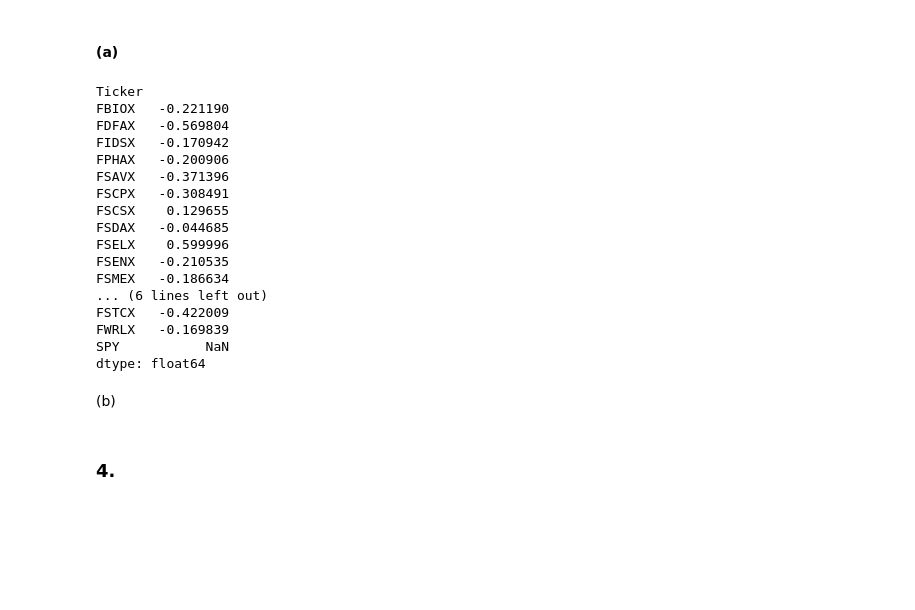
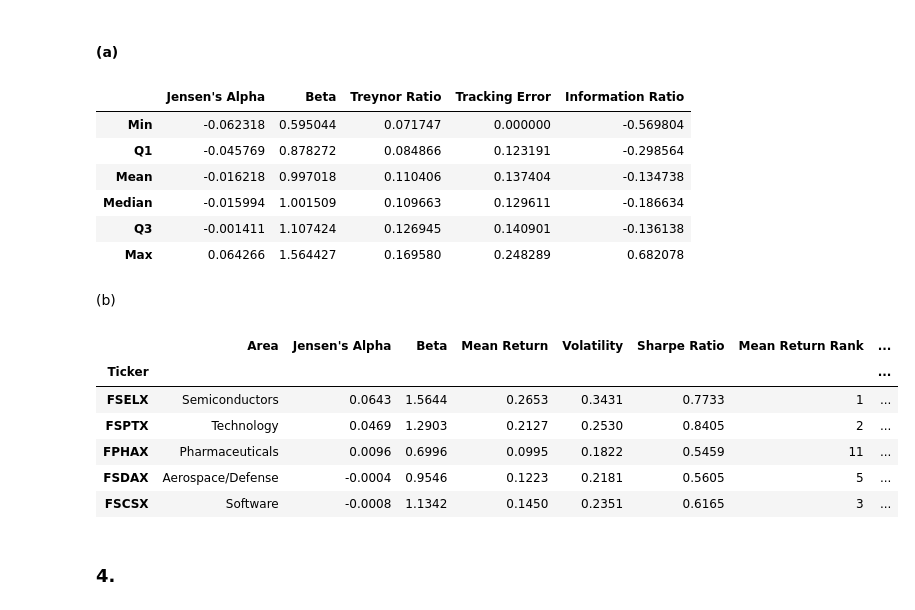
Before and after one commit to ctorello17/Project1, a Jupyter notebook: project1.ipynb, the cells around one changed output. Saved outputs shown, nothing was run; the diff lists cells and outputs as text; code cells hidden in the pictures; blank space fills up the shorter version.

```diff
--- a/project1.ipynb
+++ b/project1.ipynb
@@ -125,11 +125,10 @@ Only the three technology-oriented funds, Software (FSCSX, 14.5%), Technology (F
 # %% [markdown]
 #### (a)
 # %%
-log_returns["SPY"] = market_log_returns.iloc[:, 0]
-covariances = log_returns.cov() * 252
-covariances["SPY"]
-betas = covariances["SPY"] / covariances.loc["SPY", "SPY"]
-betas
+combined = log_returns.copy()
+combined["SPY"] = market_log_returns.iloc[:, 0]
+covariances = combined.cov() * 252
+betas = (covariances["SPY"] / covariances.loc["SPY", "SPY"]).drop("SPY")
 
 alphas = mean_returns - betas * market_mean_return
 alphas
@@ -149,31 +148,45 @@ relative = pd.DataFrame({
     "Treynor Ratio": treynor,
     "Tracking Error": tracking_error,
     "Information Ratio": information_ratio,
-}).drop("SPY")
+})
 
 summary = relative.describe().loc[["min", "25%", "mean", "50%", "75%", "max"]]
 summary.index = ["Min", "Q1", "Mean", "Median", "Q3", "Max"]
 summary
 # %% [output]
-Ticker
-FBIOX   -0.221190
-FDFAX   -0.569804
-FIDSX   -0.170942
-FPHAX   -0.200906
-FSAVX   -0.371396
-FSCPX   -0.308491
-FSCSX    0.129655
-FSDAX   -0.044685
-FSELX    0.599996
-FSENX   -0.210535
-FSMEX   -0.186634
-... (6 lines left out)
-FSTCX   -0.422009
-FWRLX   -0.169839
-SPY           NaN
-dtype: float64
+|  | Jensen's Alpha | Beta | Treynor Ratio | Tracking Error | Information Ratio |
+| Min | -0.062318 | 0.595044 | 0.071747 | 0.000000 | -0.569804 |
+| Q1 | -0.045769 | 0.878272 | 0.084866 | 0.123191 | -0.298564 |
+| Mean | -0.016218 | 0.997018 | 0.110406 | 0.137404 | -0.134738 |
+| Median | -0.015994 | 1.001509 | 0.109663 | 0.129611 | -0.186634 |
+| Q3 | -0.001411 | 1.107424 | 0.126945 | 0.140901 | -0.136138 |
+| Max | 0.064266 | 1.564427 | 0.169580 | 0.248289 | 0.682078 |
 # %% [markdown]
 (b)
+# %%
+area = pd.Series({
+    "FSPTX": "Technology", "FSELX": "Semiconductors", "FSCSX": "Software",
+    "FSPHX": "Health Care", "FBIOX": "Biotechnology", "FSMEX": "Medical Technology",
+    "FPHAX": "Pharmaceuticals", "FIDSX": "Financials", "FSRBX": "Banking",
+    "FSPCX": "Insurance", "FSENX": "Energy", "FSDAX": "Aerospace/Defense",
+    "FSRFX": "Transportation", "FSCPX": "Consumer Discretionary", "FSAVX": "Automotive",
+    "FSRPX": "Retailing", "FDFAX": "Consumer Staples", "FSTCX": "Telecommunications",
+    "FWRLX": "Wireless",
+})
+
+top5 = alphas.sort_values(ascending=False).index[:5]
+top5_table = pd.concat([area[top5].rename("Area"), relative.loc[top5, ["Jensen's Alpha", "Beta"]], absolute.loc[top5]], axis=1)
+top5_table["Mean Return Rank"] = mean_returns.rank(ascending=False)[top5].astype(int)
+top5_table["Sharpe Rank"] = sharpe_ratio.rank(ascending=False)[top5].astype(int)
+top5_table.round(4)
+# %% [output]
+|  | Area | Jensen's Alpha | Beta | Mean Return | Volatility | Sharpe Ratio | Mean Return Rank | ... |
+| Ticker |  |  |  |  |  |  |  | ... |
+| FSELX | Semiconductors | 0.0643 | 1.5644 | 0.2653 | 0.3431 | 0.7733 | 1 | ... |
+| FSPTX | Technology | 0.0469 | 1.2903 | 0.2127 | 0.2530 | 0.8405 | 2 | ... |
+| FPHAX | Pharmaceuticals | 0.0096 | 0.6996 | 0.0995 | 0.1822 | 0.5459 | 11 | ... |
+| FSDAX | Aerospace/Defense | -0.0004 | 0.9546 | 0.1223 | 0.2181 | 0.5605 | 5 | ... |
+| FSCSX | Software | -0.0008 | 1.1342 | 0.1450 | 0.2351 | 0.6165 | 3 | ... |
 # %% [markdown]
 ### 4.
 # %% [markdown]
```
Also changed, not shown: parts of 1 cell of this notebook.
